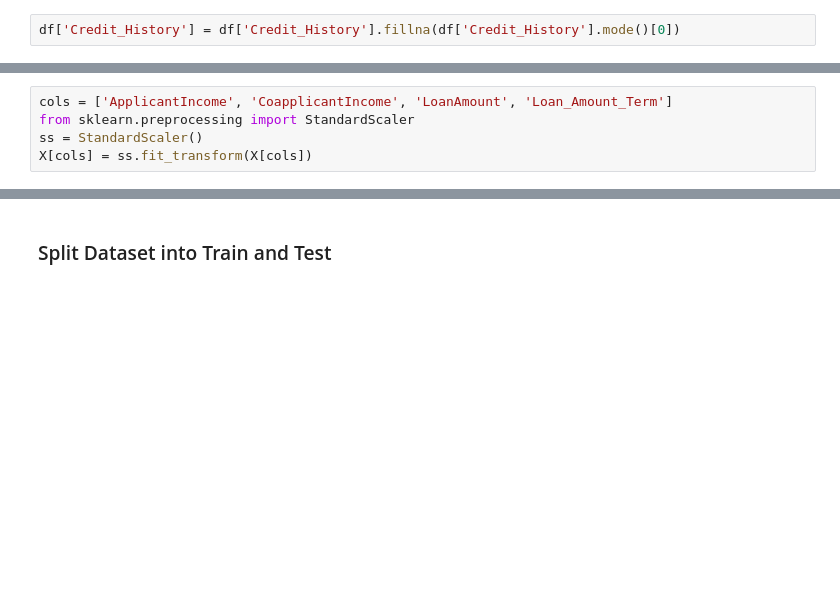
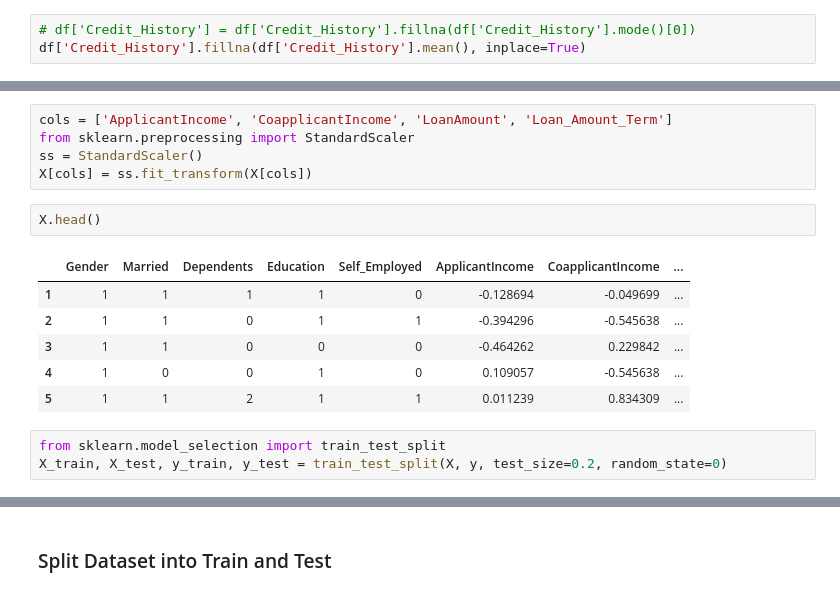
Before and after one commit to Triakshan/MLG382--Project1-Group-C-, a Jupyter notebook: MLG382- Project 1- Group C/notebooks/new-trial-project1.ipynb, the cells around one changed output, grey strips where cells are left out. Cells and saved outputs as stored; diff of their text form; blank space fills up the shorter version.

```diff
--- a/MLG382- Project 1- Group C/notebooks/new-trial-project1.ipynb
+++ b/MLG382- Project 1- Group C/notebooks/new-trial-project1.ipynb
@@ -114,4 +156,5 @@ df = df.dropna(subset=nullCols)
 # %%
 df['Self_Employed'] = df['Self_Employed'].fillna(df['Self_Employed'].mode()[0])
 # %%
-df['Credit_History'] = df['Credit_History'].fillna(df['Credit_History'].mode()[0])
+# df['Credit_History'] = df['Credit_History'].fillna(df['Credit_History'].mode()[0])
+df['Credit_History'].fillna(df['Credit_History'].mean(), inplace=True)
@@ -158,3 +239,15 @@ cols = ['ApplicantIncome', 'CoapplicantIncome', 'LoanAmount', 'Loan_Amount_Term'
 from sklearn.preprocessing import StandardScaler
 ss = StandardScaler()
 X[cols] = ss.fit_transform(X[cols])
+# %%
+X.head()
+# %% [output]
+|  | Gender | Married | Dependents | Education | Self_Employed | ApplicantIncome | CoapplicantIncome | ... |
+| 1 | 1 | 1 | 1 | 1 | 0 | -0.128694 | -0.049699 | ... |
+| 2 | 1 | 1 | 0 | 1 | 1 | -0.394296 | -0.545638 | ... |
+| 3 | 1 | 1 | 0 | 0 | 0 | -0.464262 | 0.229842 | ... |
+| 4 | 1 | 0 | 0 | 1 | 0 | 0.109057 | -0.545638 | ... |
+| 5 | 1 | 1 | 2 | 1 | 1 | 0.011239 | 0.834309 | ... |
+# %%
+from sklearn.model_selection import train_test_split
+X_train, X_test, y_train, y_test = train_test_split(X, y, test_size=0.2, random_state=0)
```
Also changed, not shown: parts of 12 cells of this notebook.
